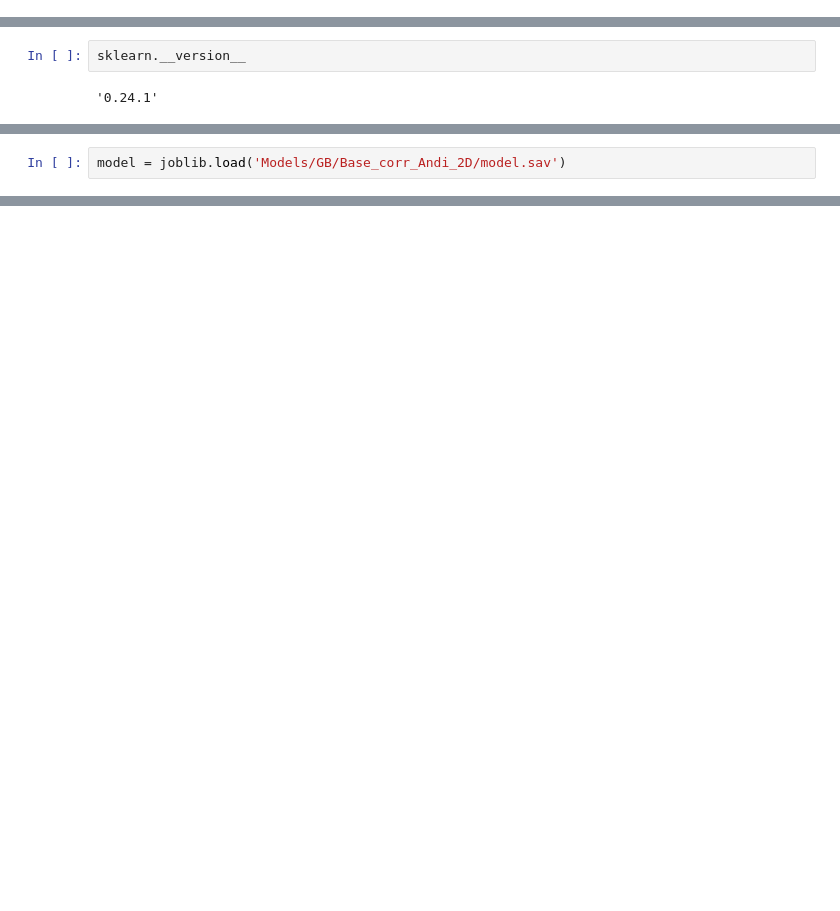
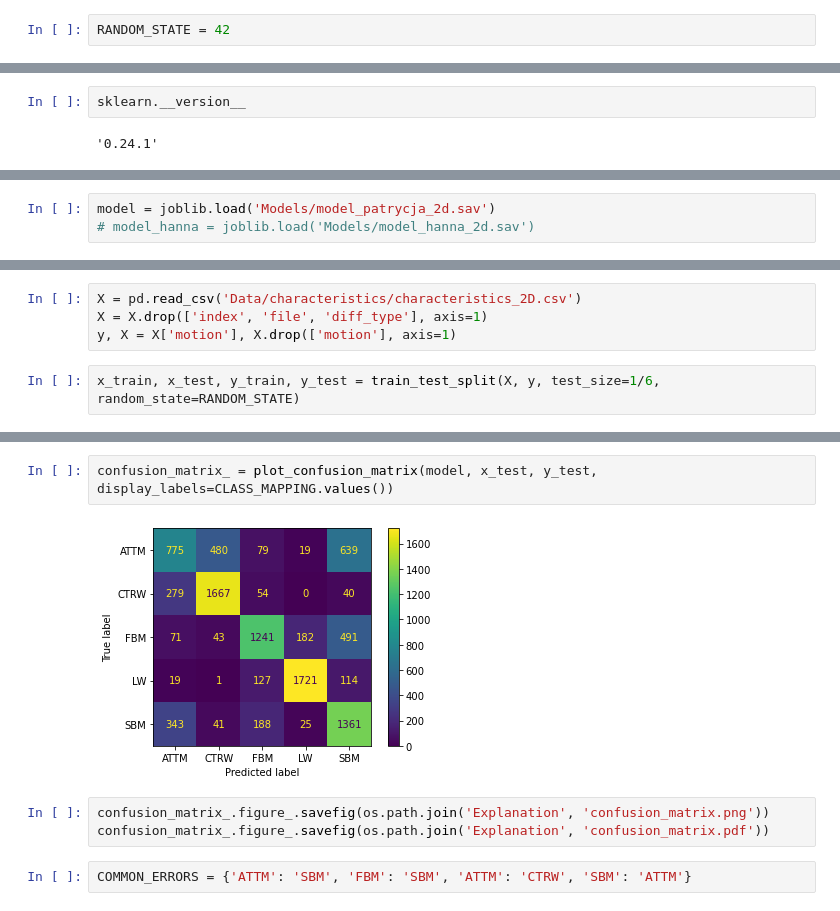
Before and after one commit to lukaszlaszczuk/ANDI-challenge, a Jupyter notebook: _11_IML_2D.ipynb, the cells around one changed output, grey strips where cells are left out. Drawn from its saved outputs; the diff is of its cells as text; blank space fills up the shorter version.

Commit message:
Add first version of task 2 model explanation

```diff
--- a/_11_IML_2D.ipynb
+++ b/_11_IML_2D.ipynb
@@ -15,0 +23,2 @@ import plotly
+# %%
+RANDOM_STATE = 42
@@ -43,2 +57,3 @@ def loss_multiclass(y_real, y_proba):
 # %%
-model = joblib.load('Models/GB/Base_corr_Andi_2D/model.sav')
+model = joblib.load('Models/model_patrycja_2d.sav')
+# model_hanna = joblib.load('Models/model_hanna_2d.sav')
@@ -46,0 +64,6 @@ KeyError: 10
+# %%
+X = pd.read_csv('Data/characteristics/characteristics_2D.csv')
+X = X.drop(['index', 'file', 'diff_type'], axis=1)
+y, X = X['motion'], X.drop(['motion'], axis=1)
+# %%
+x_train, x_test, y_train, y_test = train_test_split(X, y, test_size=1/6, random_state=RANDOM_STATE)
@@ -46,0 +100,9 @@ KeyError: 10
+# %%
+confusion_matrix_ = plot_confusion_matrix(model, x_test, y_test, display_labels=CLASS_MAPPING.values())
+# %% [output]
+[figure, added]
+# %%
+confusion_matrix_.figure_.savefig(os.path.join('Explanation', 'confusion_matrix.png'))
+confusion_matrix_.figure_.savefig(os.path.join('Explanation', 'confusion_matrix.pdf'))
+# %%
+COMMON_ERRORS = {'ATTM': 'SBM', 'FBM': 'SBM', 'ATTM': 'CTRW', 'SBM': 'ATTM'}
```
Also changed, not shown: parts of 51 cells of this notebook, 37 other files.
